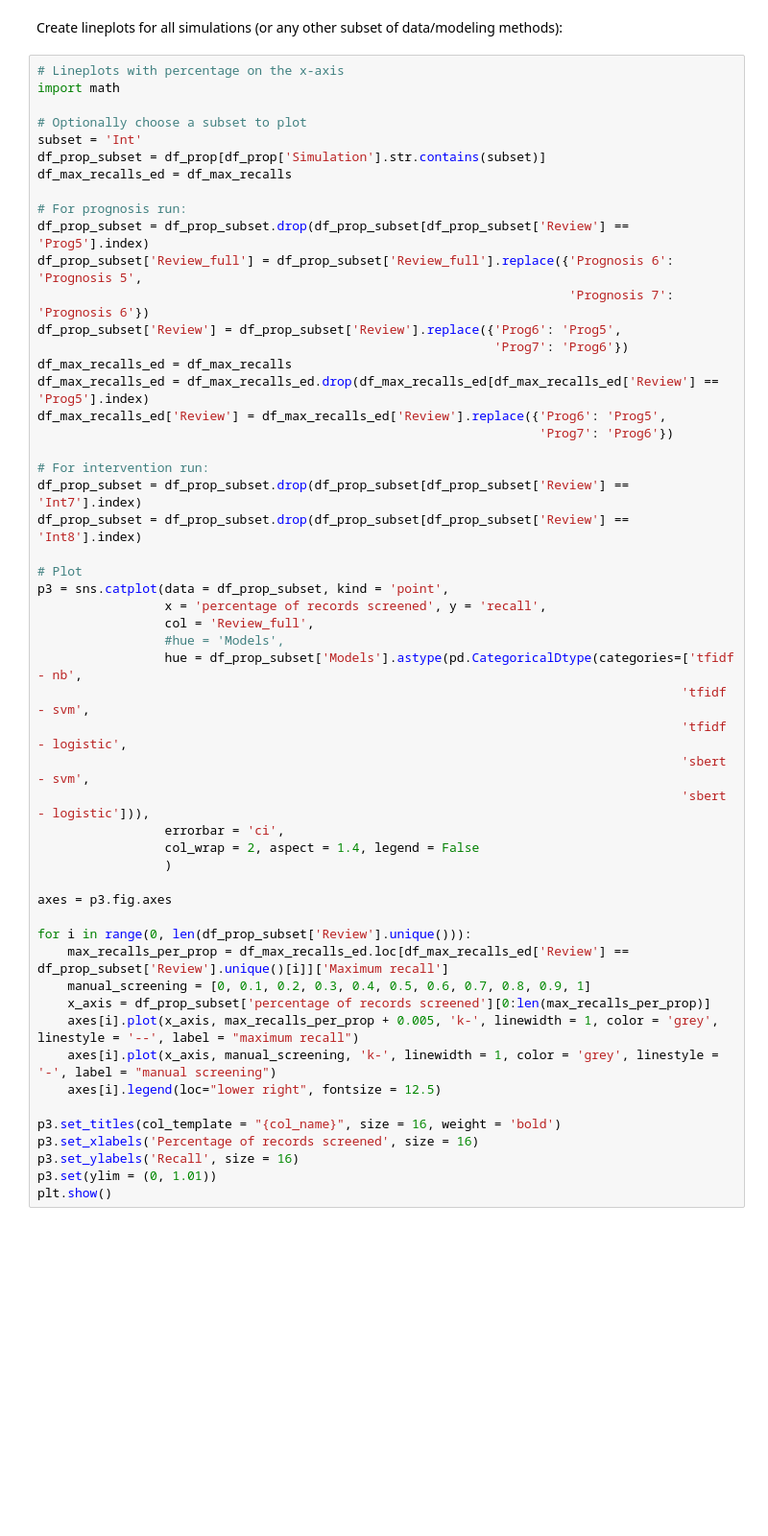
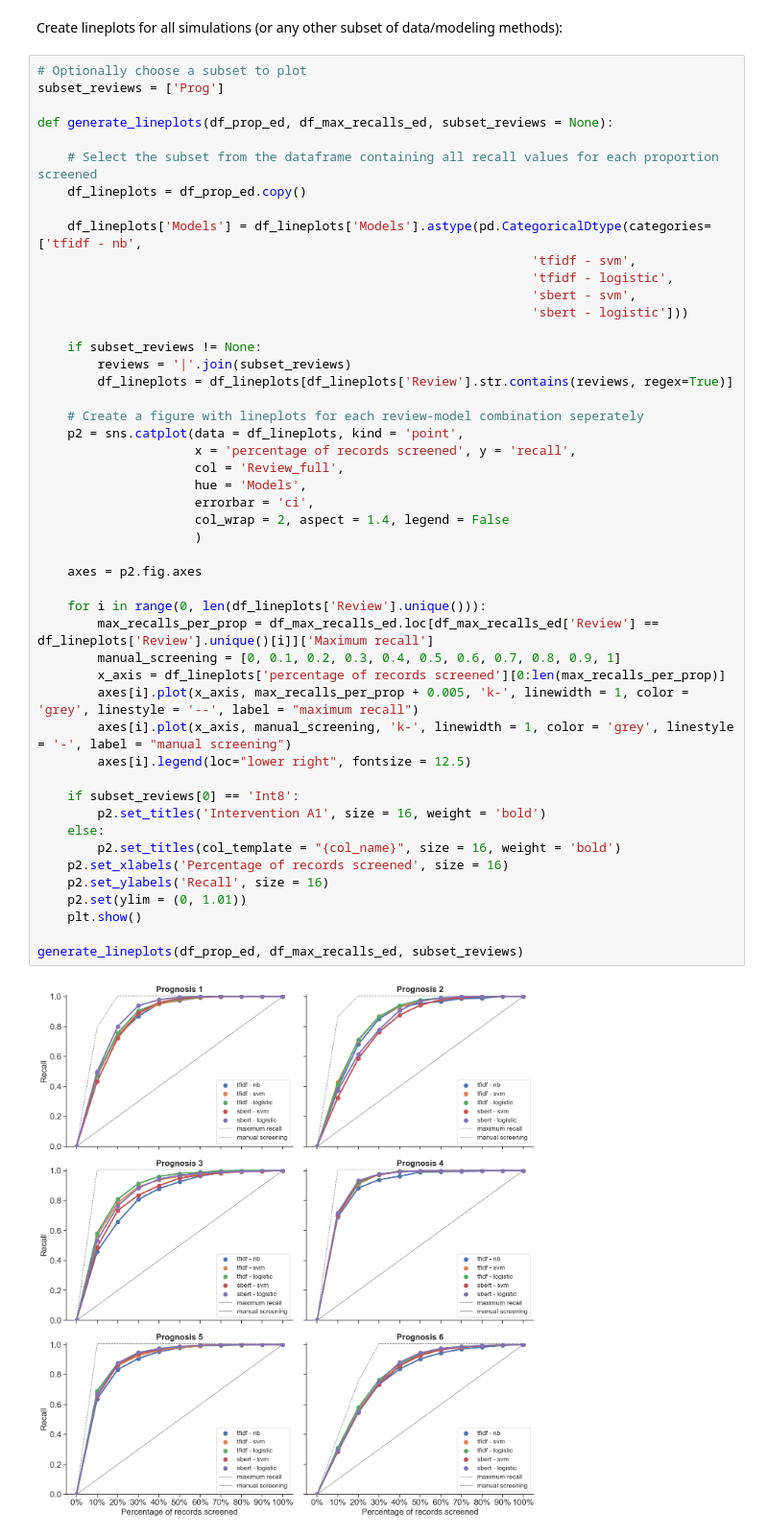
Before and after one commit to isa-sp/SR_semi-automated_screening, a Jupyter notebook: src/output_generation.ipynb, the cells around one changed output. Shown at 96% size. Drawn from its saved outputs; the diff is of its cells as text; blank space fills up the shorter version.

```diff
--- a/src/output_generation.ipynb
+++ b/src/output_generation.ipynb
@@ -556,55 +421,52 @@ plt.show()
 # %% [markdown]
 Create lineplots for all simulations (or any other subset of data/modeling methods):
 # %%
-# Lineplots with percentage on the x-axis
-import math
+# Optionally choose a subset to plot
+subset_reviews = ['Prog']
 
-# Optionally choose a subset to plot
-subset = 'Int'
-df_prop_subset = df_prop[df_prop['Simulation'].str.contains(subset)]
-df_max_recalls_ed = df_max_recalls
+def generate_lineplots(df_prop_ed, df_max_recalls_ed, subset_reviews = None):
 
-# For prognosis run:
-df_prop_subset = df_prop_subset.drop(df_prop_subset[df_prop_subset['Review'] == 'Prog5'].index)
-df_prop_subset['Review_full'] = df_prop_subset['Review_full'].replace({'Prognosis 6': 'Prognosis 5',
-                                                                       'Prognosis 7': 'Prognosis 6'})
-df_prop_subset['Review'] = df_prop_subset['Review'].replace({'Prog6': 'Prog5',
-                                                             'Prog7': 'Prog6'})
-df_max_recalls_ed = df_max_recalls
-df_max_recalls_ed = df_max_recalls_ed.drop(df_max_recalls_ed[df_max_recalls_ed['Review'] == 'Prog5'].index)
-df_max_recalls_ed['Review'] = df_max_recalls_ed['Review'].replace({'Prog6': 'Prog5',
-                                                                   'Prog7': 'Prog6'})
+    # Select the subset from the dataframe containing all recall values for each proportion screened
+    df_lineplots = df_prop_ed.copy()
 
-# For intervention run:
-df_prop_subset = df_prop_subset.drop(df_prop_subset[df_prop_subset['Review'] == 'Int7'].index)
-df_prop_subset = df_prop_subset.drop(df_prop_subset[df_prop_subset['Review'] == 'Int8'].index)
+    df_lineplots['Models'] = df_lineplots['Models'].astype(pd.CategoricalDtype(categories=['tfidf - nb',
+                                                                  'tfidf - svm',
+                                                                  'tfidf - logistic',
+                                                                  'sbert - svm',
+                                                                  'sbert - logistic']))
 
-# Plot
-p3 = sns.catplot(data = df_prop_subset, kind = 'point',
-                 x = 'percentage of records screened', y = 'recall',
-                 col = 'Review_full',
-                 #hue = 'Models',
-                 hue = df_prop_subset['Models'].astype(pd.CategoricalDtype(categories=['tfidf - nb',
-                                                                                      'tfidf - svm',
-                                                                                      'tfidf - logistic',
-                                                                                      'sbert - svm',
-                                                                                      'sbert - logistic'])),
-                 errorbar = 'ci',
-                 col_wrap = 2, aspect = 1.4, legend = False
-                 )
+    if subset_reviews != None:
+        reviews = '|'.join(subset_reviews)
+        df_lineplots = df_lineplots[df_lineplots['Review'].str.contains(reviews, regex=True)]
 
-axes = p3.fig.axes
+    # Create a figure with lineplots for each review-model combination seperately
+    p2 = sns.catplot(data = df_lineplots, kind = 'point',
+                     x = 'percentage of records screened', y = 'recall',
+                     col = 'Review_full',
+                     hue = 'Models',
+                     errorbar = 'ci',
+                     col_wrap = 2, aspect = 1.4, legend = False
+                     )
 
-for i in range(0, len(df_prop_subset['Review'].unique())):
-    max_recalls_per_prop = df_max_recalls_ed.loc[df_max_recalls_ed['Review'] == df_prop_subset['Review'].unique()[i]]['Maximum recall']
-    manual_screening = [0, 0.1, 0.2, 0.3, 0.4, 0.5, 0.6, 0.7, 0.8, 0.9, 1]
-    x_axis = df_prop_subset['percentage of records screened'][0:len(max_recalls_per_prop)]
-    axes[i].plot(x_axis, max_recalls_per_prop + 0.005, 'k-', linewidth = 1, color = 'grey', linestyle = '--', label = "maximum recall")
-    axes[i].plot(x_axis, manual_screening, 'k-', linewidth = 1, color = 'grey', linestyle = '-', label = "manual screening")
-    axes[i].legend(loc="lower right", fontsize = 12.5)
+    axes = p2.fig.axes
 
-p3.set_titles(col_template = "{col_name}", size = 16, weight = 'bold')
-p3.set_xlabels('Percentage of records screened', size = 16)
-p3.set_ylabels('Recall', size = 16)
-p3.set(ylim = (0, 1.01))
-plt.show()
+    for i in range(0, len(df_lineplots['Review'].unique())):
+        max_recalls_per_prop = df_max_recalls_ed.loc[df_max_recalls_ed['Review'] == df_lineplots['Review'].unique()[i]]['Maximum recall']
+        manual_screening = [0, 0.1, 0.2, 0.3, 0.4, 0.5, 0.6, 0.7, 0.8, 0.9, 1]
+        x_axis = df_lineplots['percentage of records screened'][0:len(max_recalls_per_prop)]
+        axes[i].plot(x_axis, max_recalls_per_prop + 0.005, 'k-', linewidth = 1, color = 'grey', linestyle = '--', label = "maximum recall")
+        axes[i].plot(x_axis, manual_screening, 'k-', linewidth = 1, color = 'grey', linestyle = '-', label = "manual screening")
+        axes[i].legend(loc="lower right", fontsize = 12.5)
+
+    if subset_reviews[0] == 'Int8':
+        p2.set_titles('Intervention A1', size = 16, weight = 'bold')
+    else:
+        p2.set_titles(col_template = "{col_name}", size = 16, weight = 'bold')
+    p2.set_xlabels('Percentage of records screened', size = 16)
+    p2.set_ylabels('Recall', size = 16)
+    p2.set(ylim = (0, 1.01))
+    plt.show()
+
+generate_lineplots(df_prop_ed, df_max_recalls_ed, subset_reviews)
+# %% [output]
+[figure, added]
```
Also changed, not shown: parts of 66 cells of this notebook.
